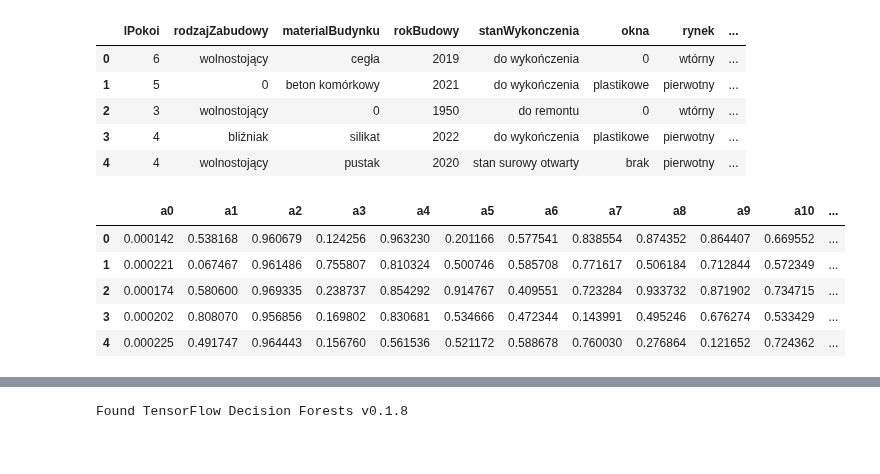
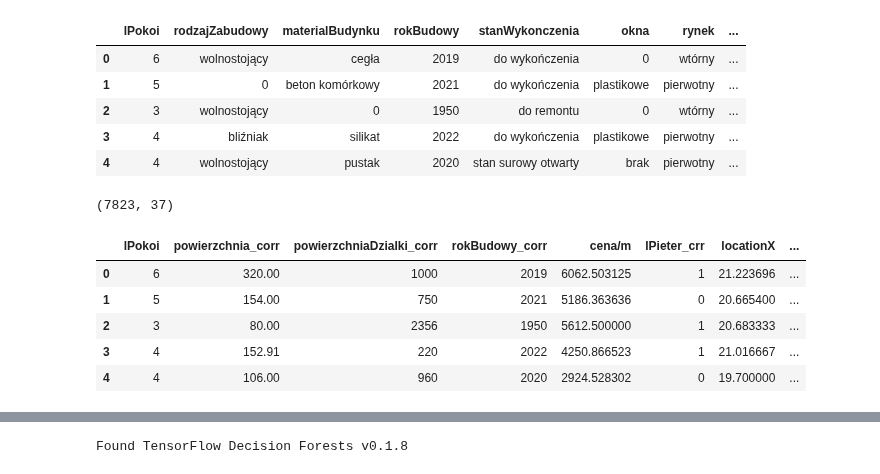
Before and after one commit to KacperGrodecki/Masovian-real-estate, a Jupyter notebook: mazowieckie_colab.ipynb, the cells around one changed output, grey strips where cells are left out. Saved outputs shown, nothing was run; the diff lists cells and outputs as text; code cells hidden in the pictures.

```diff
--- a/mazowieckie_colab.ipynb
+++ b/mazowieckie_colab.ipynb
@@ -523,0 +513,16 @@ pd_x_tr.columns=['a0','a1','a2','a3','a4','a5','a6','a7','a8','a9','a10','a11','
+# %%
+concat = concat_dropped_reset.drop(['rokBudowy', 'districts', 'cities_corr', 'region_corr'], axis=1)
+concat_dumm = pd.get_dummies(concat, columns=['rodzajZabudowy', 'materialBudynku', 'stanWykonczenia', 'okna', 'rynek'])
+# %%
+concat_dumm.shape
+# %% [output]
+(7823, 37)
+# %%
+concat_dumm.head()
+# %% [output]
+|  | lPokoi | powierzchnia_corr | powierzchniaDzialki_corr | rokBudowy_corr | cena/m | lPieter_crr | locationX | ... |
+| 0 | 6 | 320.00 | 1000 | 2019 | 6062.503125 | 1 | 21.223696 | ... |
+| 1 | 5 | 154.00 | 750 | 2021 | 5186.363636 | 0 | 20.665400 | ... |
+| 2 | 3 | 80.00 | 2356 | 1950 | 5612.500000 | 1 | 20.683333 | ... |
+| 3 | 4 | 152.91 | 220 | 2022 | 4250.866523 | 1 | 21.016667 | ... |
+| 4 | 4 | 106.00 | 960 | 2020 | 2924.528302 | 0 | 19.700000 | ... |
@@ -528,10 +535 @@ df = pd.DataFrame(x_scaled,columns=['a0','a1','a2','a3','a4','a5','a6','a7','a8'
 df  = df.fillna(0)
-# %%
-df.head()
-# %% [output]
-|  | a0 | a1 | a2 | a3 | a4 | a5 | a6 | a7 | a8 | a9 | a10 | ... |
-| 0 | 0.000142 | 0.538168 | 0.960679 | 0.124256 | 0.963230 | 0.201166 | 0.577541 | 0.838554 | 0.874352 | 0.864407 | 0.669552 | ... |
-| 1 | 0.000221 | 0.067467 | 0.961486 | 0.755807 | 0.810324 | 0.500746 | 0.585708 | 0.771617 | 0.506184 | 0.712844 | 0.572349 | ... |
-| 2 | 0.000174 | 0.580600 | 0.969335 | 0.238737 | 0.854292 | 0.914767 | 0.409551 | 0.723284 | 0.933732 | 0.871902 | 0.734715 | ... |
-| 3 | 0.000202 | 0.808070 | 0.956856 | 0.169802 | 0.830681 | 0.534666 | 0.472344 | 0.143991 | 0.495246 | 0.676274 | 0.533429 | ... |
-| 4 | 0.000225 | 0.491747 | 0.964443 | 0.156760 | 0.561536 | 0.521172 | 0.588678 | 0.760030 | 0.276864 | 0.121652 | 0.724362 | ... |
```
Also changed, not shown: parts of 37 cells of this notebook.
